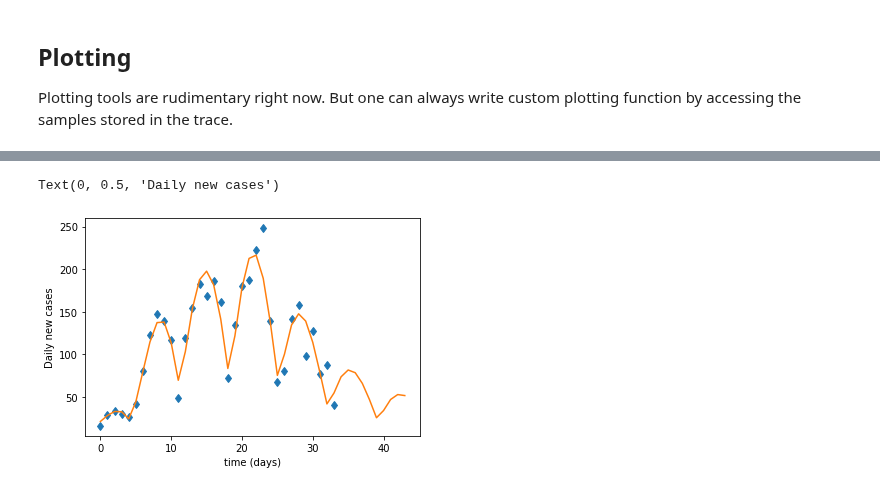
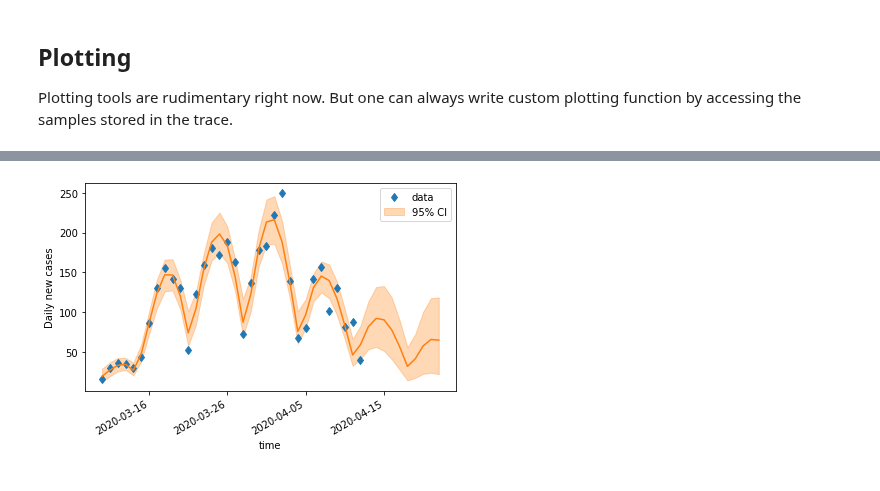
Before and after one commit to Priesemann-Group/covid19_inference, a Jupyter notebook: scripts/example_one_bundesland.ipynb, the cells around one changed output, grey strips where cells are left out. Drawn from its saved outputs; the diff is of its cells as text; code cells hidden in the pictures.

```diff
--- a/scripts/example_one_bundesland.ipynb
+++ b/scripts/example_one_bundesland.ipynb
@@ -171,9 +177,20 @@ fig.subplots_adjust(wspace=0.25, hspace=0.4)
-# %%
-plt.plot(new_cases_obs, 'd')
-plt.plot(np.median(trace.new_cases, axis=0))
-
-plt.xlabel("time (days)")
-plt.ylabel("Daily new cases")
-# %% [output]
-Text(0, 0.5, 'Daily new cases')
-[figure, removed]
+# %%
+mpl_date_begin = mpl.dates.date2num(date_begin_data)
+dates_data = mpl_date_begin + np.arange(len(new_cases_obs))
+f, ax = plt.subplots()
+ax.plot(dates_data, new_cases_obs, 'd', label='data')
+dates_with_foracast = mpl_date_begin + np.arange(trace.new_cases.shape[1])
+ax.plot(dates_with_foracast, np.median(trace.new_cases, axis=0), color='tab:orange')
+ax.fill_between(dates_with_foracast, *np.percentile(trace.new_cases, q=(2.5,97.5), axis=0), alpha=0.3,
+               color="tab:orange", label="95% CI")
+
+ax.set_xlabel("time")
+ax.set_ylabel("Daily new cases")
+f.autofmt_xdate()
+
+ax.xaxis.set_major_formatter(mpl.dates.DateFormatter('%Y-%m-%d'))
+
+plt.legend();
+plt.tight_layout()
+# %% [output]
+[figure, added]
```
Also changed, not shown: parts of 6 cells of this notebook, 3 other files.
